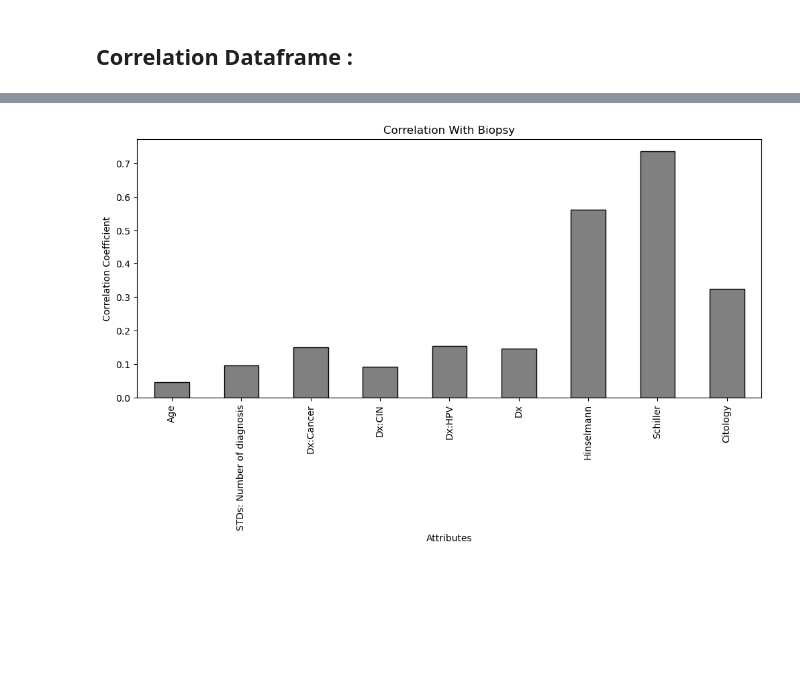
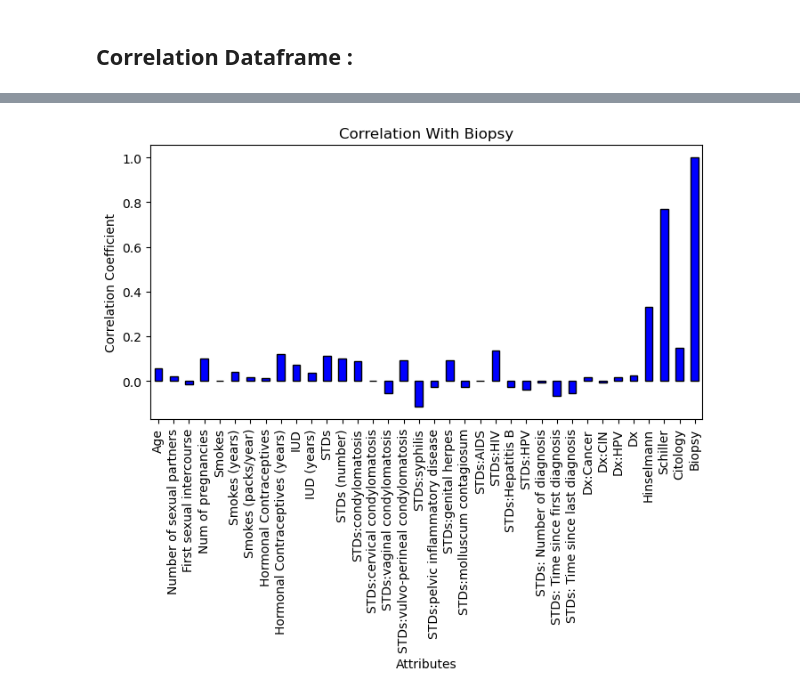
Before and after one commit to johnanam/Python-Projects, a Jupyter notebook: Modelling Cervical Cancer.ipynb, the cells around one changed output, grey strips where cells are left out. Drawn from its saved outputs; the diff is of its cells as text; code cells hidden in the pictures; blank space fills up the shorter version.

```diff
--- a/Modelling Cervical Cancer.ipynb
+++ b/Modelling Cervical Cancer.ipynb
@@ -196,0 +213,5 @@ Data.dropna()
+# %%
+## separate array into input(x) and output(y) components
+
+x = Data
+x.shape
@@ -196,0 +220,6 @@ Data.dropna()
+# %%
+## create the response/outcome matrix
+
+y = Data['Biopsy']
+
+y.shape
@@ -196,0 +234,5 @@ Data.dropna()
+# %%
+## Create test and train and SMOTE the x matrices
+
+os = SMOTE(random_state = 0)
+x_os,y_os = os.fit_resample(x,y)
@@ -196,0 +266,6 @@ Data.dropna()
+# %%
+df_os = pd.DataFrame(x_os)  ## creating a new dataset
+
+df_os['Biopsy'] = y_os
+
+df_os.head()
@@ -263,12 +333,12 @@ Dataframe.head()
 # %%
-plt.figure(figsize=(12, 5))
-Dataframe.corrwith(Data['Biopsy']).plot.bar(
+plt.figure(figsize=(8, 4))
+df_os.corrwith(df_os['Biopsy']).plot.bar(
     title='Correlation With Biopsy',
-    color='grey',  # You can choose any color you prefer
-    edgecolor='black',  # Adding black borders for better visibility
+    color='blue',
+    edgecolor='black',
 )
 plt.xlabel('Attributes')
 plt.ylabel('Correlation Coefficient')
 plt.show()
 # %% [output]
-[figure, old version]
+[figure, new version]
```
Also changed, not shown: parts of 98 cells of this notebook, 3 other files.
